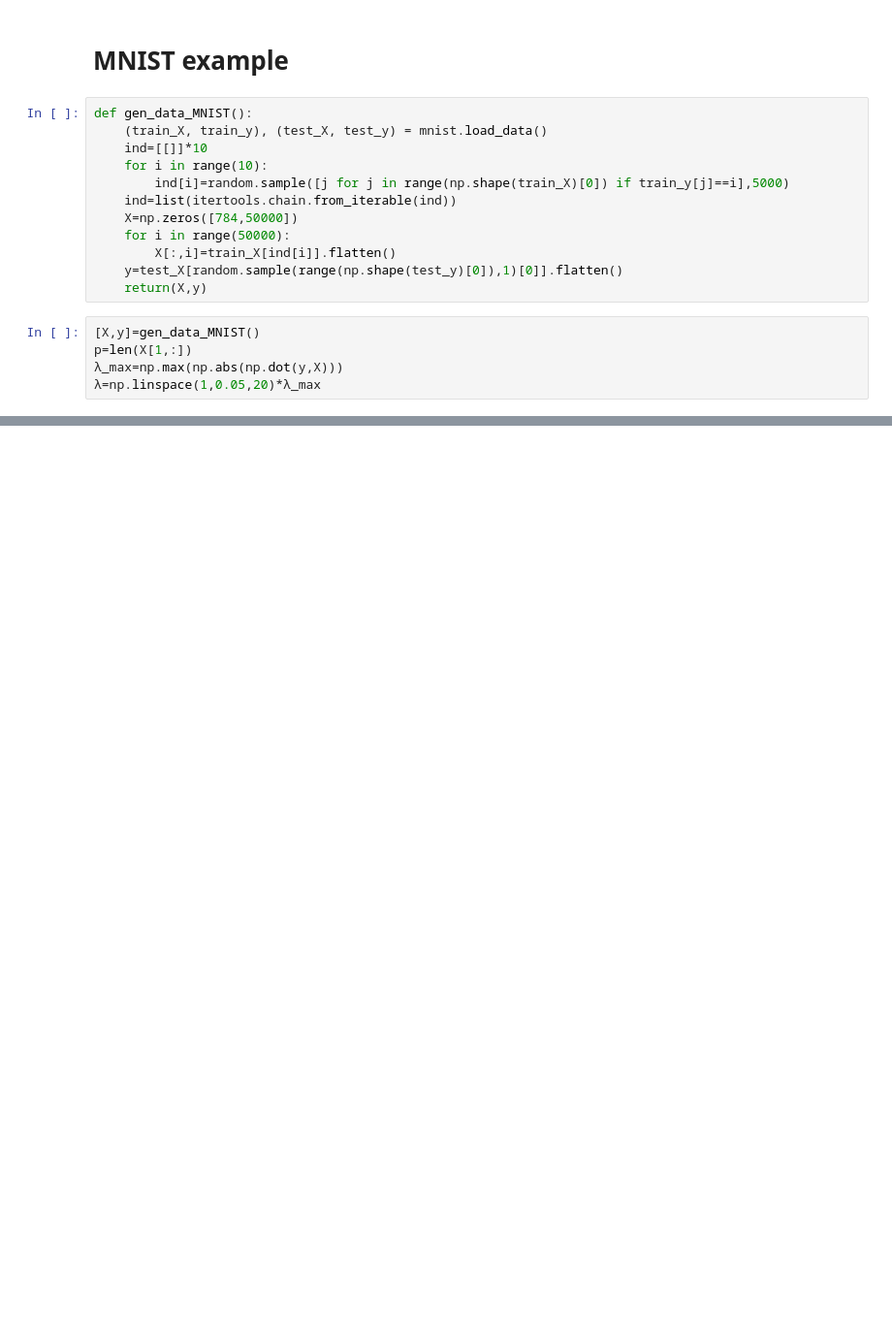
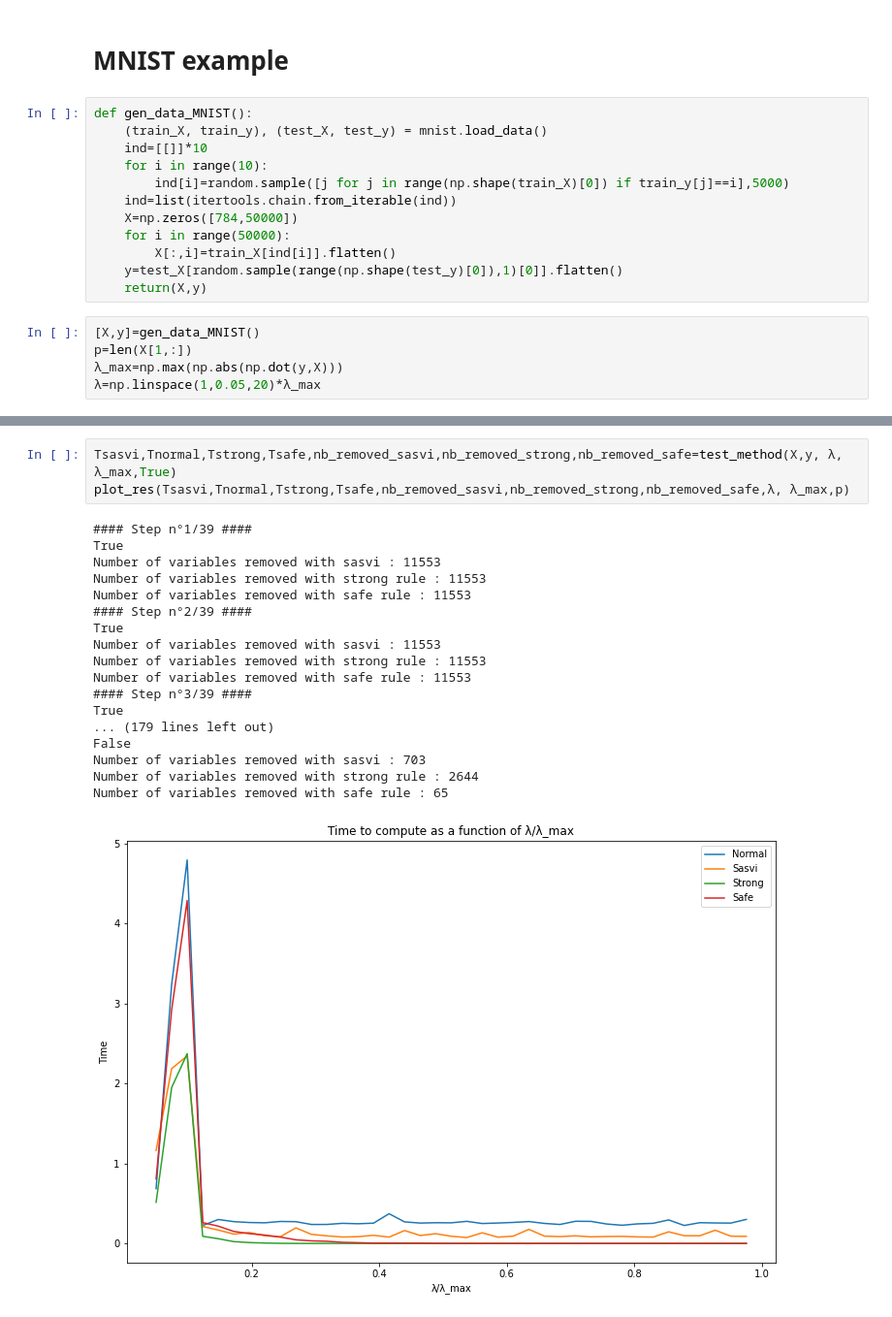
Before and after one commit to nathanln/Parcimony, a Jupyter notebook: Sasvi.ipynb, the cells around one changed output, grey strips where cells are left out. Shown: that part at 97% size. Saved outputs shown, nothing was run; the diff lists cells and outputs as text; blank space fills up the shorter version.

```diff
--- a/Sasvi.ipynb
+++ b/Sasvi.ipynb
@@ -233,0 +300,22 @@ Number of variables removed with safe rule : 0
+# %%
+Tsasvi,Tnormal,Tstrong,Tsafe,nb_removed_sasvi,nb_removed_strong,nb_removed_safe=test_method(X,y, λ, λ_max,True)
+plot_res(Tsasvi,Tnormal,Tstrong,Tsafe,nb_removed_sasvi,nb_removed_strong,nb_removed_safe,λ, λ_max,p)
+# %% [output]
+#### Step n°1/39 ####
+True
+Number of variables removed with sasvi : 11553
+Number of variables removed with strong rule : 11553
+Number of variables removed with safe rule : 11553
+#### Step n°2/39 ####
+True
+Number of variables removed with sasvi : 11553
+Number of variables removed with strong rule : 11553
+Number of variables removed with safe rule : 11553
+#### Step n°3/39 ####
+True
+... (179 lines left out)
+False
+Number of variables removed with sasvi : 703
+Number of variables removed with strong rule : 2644
+Number of variables removed with safe rule : 65
+[figure, added]
```
Also changed, not shown: parts of 17 cells of this notebook, 7 other files.
